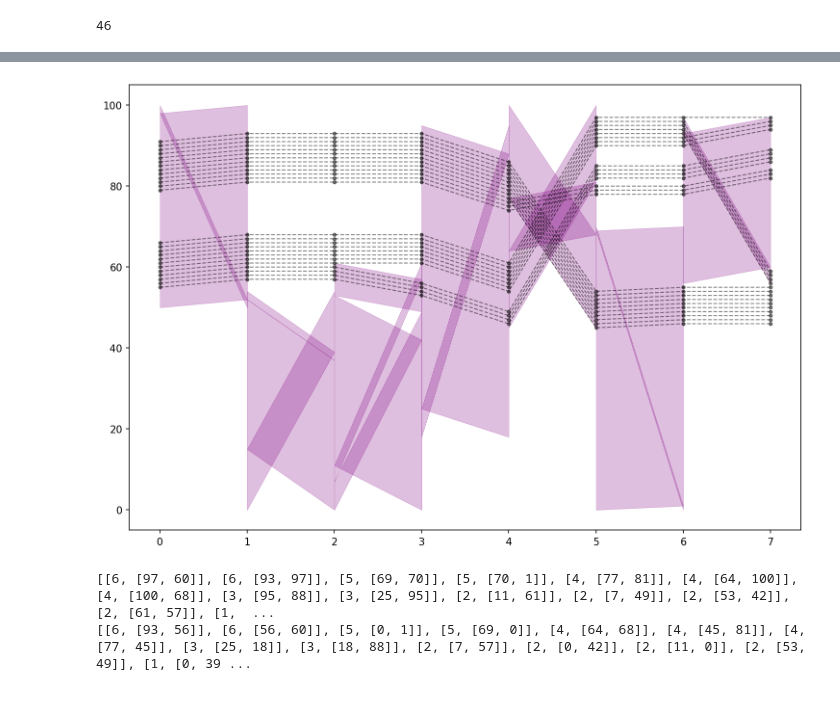
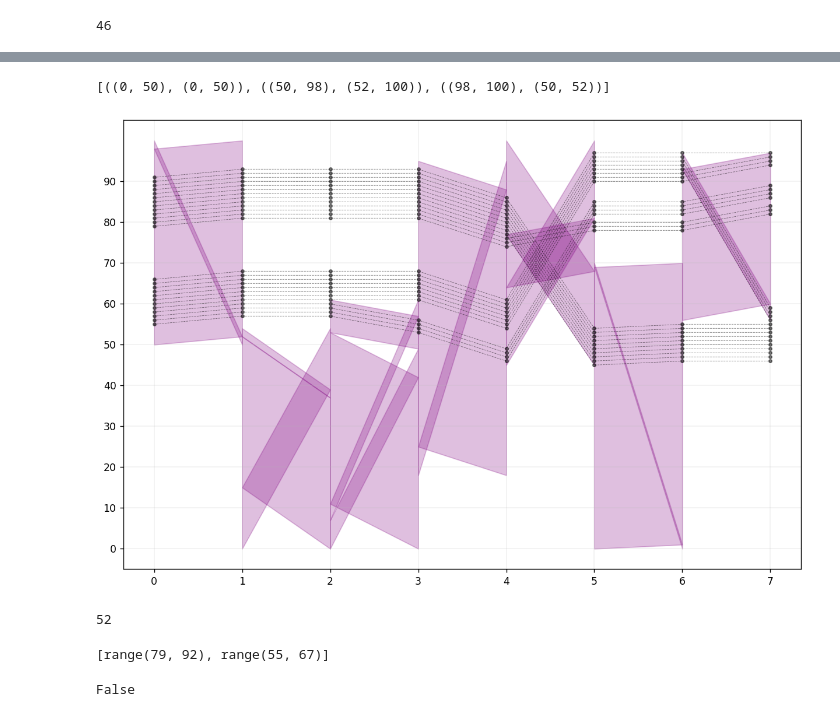
Before and after one commit to fradiniccolo/advent-of-code, a Jupyter notebook: 2023/05.ipynb, the cells around one changed output, grey strips where cells are left out. Saved outputs shown, nothing was run; the diff lists cells and outputs as text; code cells hidden in the pictures.

```diff
--- a/2023/05.ipynb
+++ b/2023/05.ipynb
@@ -126,3 +126,8 @@ paths = []
 for band in seed_bands:
     for seed in band:
         paths.append(get_path(seed))
+
+for item in paths:
+    print(item)
+
+min([item[-1] for item in paths])
@@ -133,25 +220,44 @@ maps[0]
+# %%
+initial_blocks = horiz_bands[0]
+print(initial_blocks)
+
+def get_tree(initial_block):
+    start_range, end_range = initial_block
+    return
+
+for initial_block in initial_blocks:
+    pass
+# %% [output]
+[((0, 50), (0, 50)), ((50, 98), (52, 100)), ((98, 100), (50, 52))]
 # %%
 import matplotlib.pyplot as plt
+import numpy as np
 
-fig, ax = plt.subplots(figsize=(12,8), dpi=150)
+fig, ax = plt.subplots(figsize=(12,8), dpi=125)
 
 for path in paths:
-    ax.plot(range(len(path)), path, c='black', ls='--', linewidth=1, marker='.', alpha=0.5)
+    ax.plot(range(len(path)), path, c='black', ls='--', linewidth=0.5, marker='.', alpha=0.5)
 
-all_tops = []
-all_bottoms = []
 for index, map in enumerate(maps):
     for row in map:
         right_start, left_start, length = row
         top = [left_start+length, right_start+length]
         bottom = [left_start, right_start]
-        ax.fill_between([index, index+1], top, bottom, color='purple', linewidth=0.5, alpha=0.25)
-        all_tops.append([index, top])
-        all_bottoms.append([index, bottom])
+        ax.fill_between([index, index+1], top, bottom, color='purple', linewidth=1, alpha=0.25)
+        #for item_top, item_bottom in zip(top, bottom):
+        #    plt.annotate(item_top, (index, item_top))
+        #    plt.annotate(item_bottom, (index, item_bottom))
+
+ax.set_yticks(range(0, max(flatten(map)), 10))
+ax.grid(color='#bbbbbb', linestyle='-', linewidth=0.2)
+
+# for item in flatten(horiz_bands):
+#     plt.axhline(item, color = 'r', linestyle = '-', linewidth=0.2)
+
 
 plt.show()
 # %% [output]
-[figure, old version]
+[figure, new version]
 # %%
 # 171711457
 # 2762480372
@@ -166,9 +272,17 @@ plt.show()
 # 166086528
 # 95885756
 # 171330852
-# %%
-print(all_tops[::-1])
-print(all_bottoms[::-1])
-# %% [output]
-[[6, [97, 60]], [6, [93, 97]], [5, [69, 70]], [5, [70, 1]], [4, [77, 81]], [4, [64, 100]], [4, [100, 68]], [3, [95, 88]], [3, [25, 95]], [2, [11, 61]], [2, [7, 49]], [2, [53, 42]], [2, [61, 57]], [1,  ...
-[[6, [93, 56]], [6, [56, 60]], [5, [0, 1]], [5, [69, 0]], [4, [64, 68]], [4, [45, 81]], [4, [77, 45]], [3, [25, 18]], [3, [18, 88]], [2, [7, 57]], [2, [0, 42]], [2, [11, 0]], [2, [53, 49]], [1, [0, 39 ...
+# %%
+all = [get_path(item) for item in flatten(horiz_bands)]
+filtered = [item[-1] for item in all if any(item[0] in band for band in seed_bands)]
+min(filtered)
+# %% [output]
+52
+# %%
+seed_bands
+# %% [output]
+[range(79, 92), range(55, 67)]
+# %%
+5 in range(3)
+# %% [output]
+False
```
Also changed, not shown: parts of 5 cells of this notebook.
